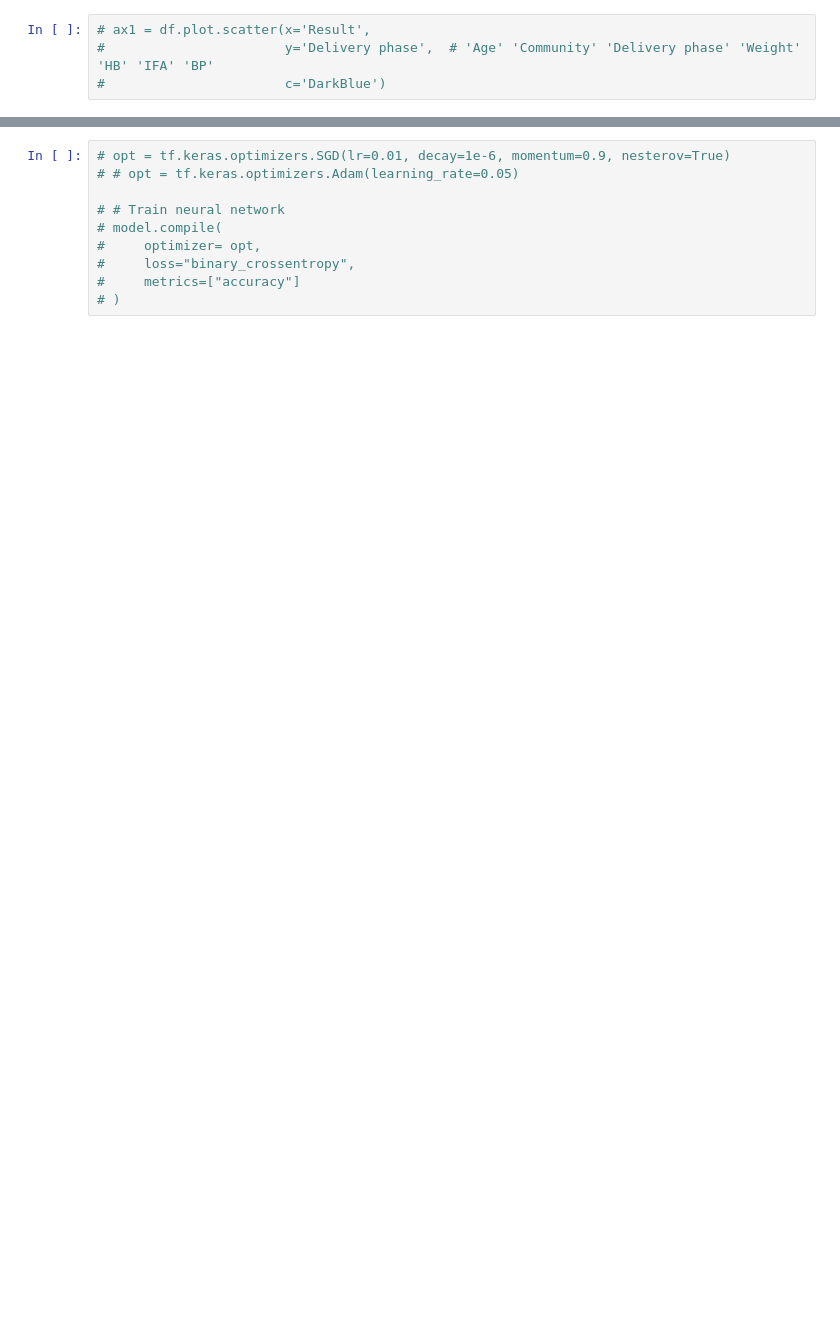
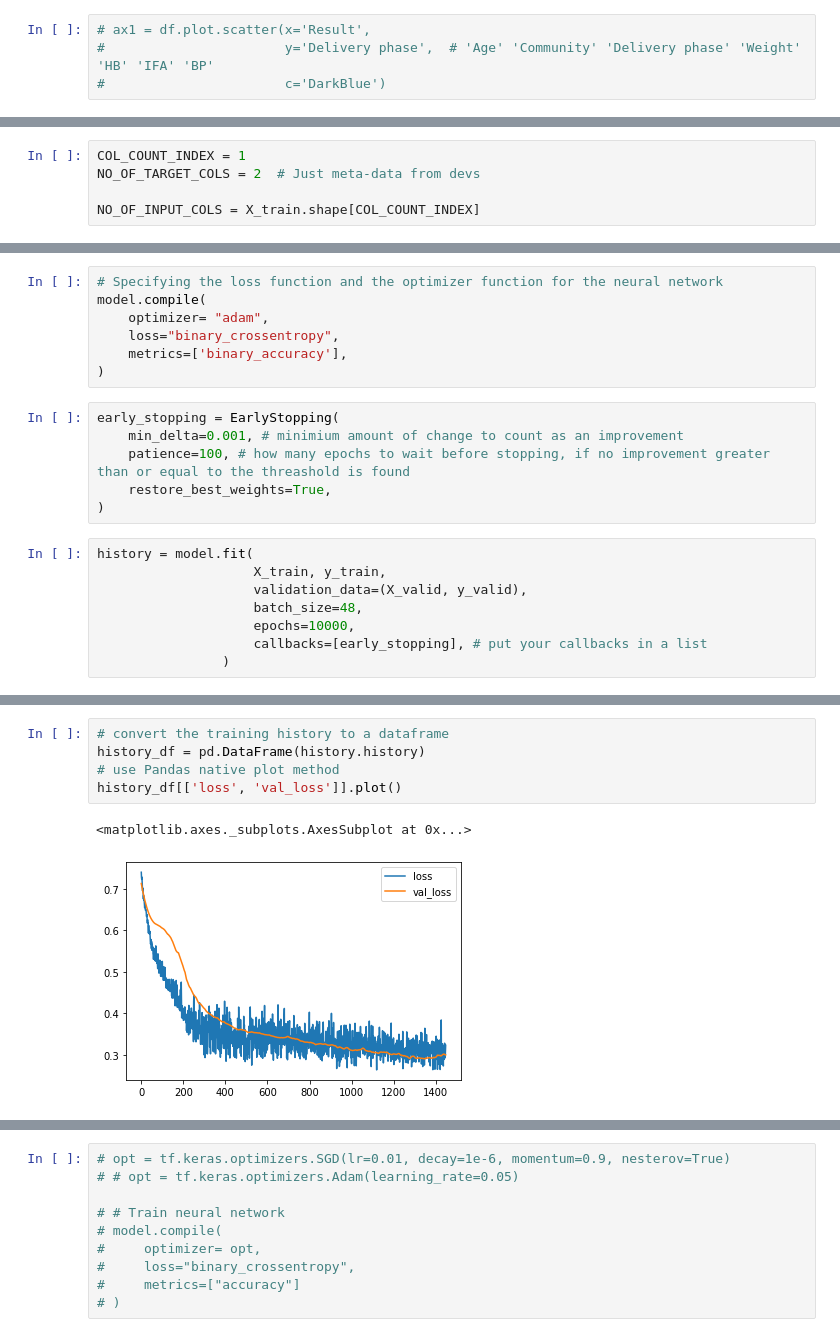
Before and after one commit to sujanchegu/MI-UE18CS303, a Jupyter notebook: A3/Model_rc.ipynb, the cells around one changed output, grey strips where cells are left out. Drawn from its saved outputs; the diff is of its cells as text; blank space fills up the shorter version.

Commit message:
Rewrote, designed, trained and tested the final model.

```diff
--- a/A3/Model_rc.ipynb
+++ b/A3/Model_rc.ipynb
@@ -122,0 +96,5 @@ sum([1 for x in y_training if x == 1]), sum([1 for x in y_training if x == 0])
+# %%
+COL_COUNT_INDEX = 1
+NO_OF_TARGET_COLS = 2  # Just meta-data from devs
+
+NO_OF_INPUT_COLS = X_train.shape[COL_COUNT_INDEX]
@@ -140 +162,22 @@ model = tf.keras.models.Sequential([
 ])
+# %%
+# Specifying the loss function and the optimizer function for the neural network
+model.compile(
+    optimizer= "adam",
+    loss="binary_crossentropy",
+    metrics=['binary_accuracy'],
+)
+# %%
+early_stopping = EarlyStopping(
+    min_delta=0.001, # minimium amount of change to count as an improvement
+    patience=100, # how many epochs to wait before stopping, if no improvement greater than or equal to the threashold is found
+    restore_best_weights=True,
+)
+# %%
+history = model.fit(
+                    X_train, y_train,
+                    validation_data=(X_valid, y_valid),
+                    batch_size=48,
+                    epochs=10000,
+                    callbacks=[early_stopping], # put your callbacks in a list
+                )
@@ -140,0 +202,8 @@ model = tf.keras.models.Sequential([
+# %%
+# convert the training history to a dataframe
+history_df = pd.DataFrame(history.history)
+# use Pandas native plot method
+history_df[['loss', 'val_loss']].plot()
+# %% [output]
+<matplotlib.axes._subplots.AxesSubplot at 0x...>
+[figure, added]
```
Also changed, not shown: parts of 36 cells of this notebook.
